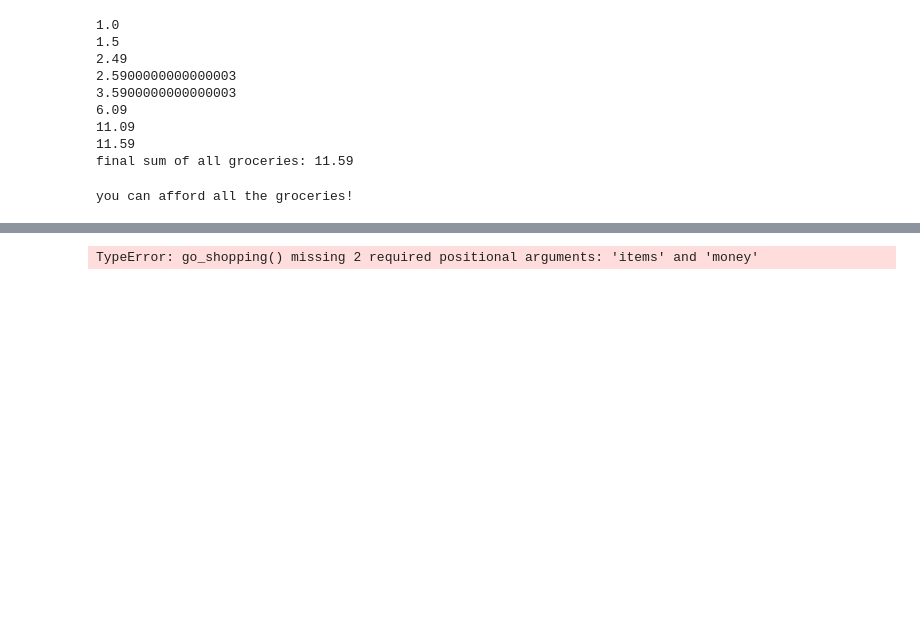
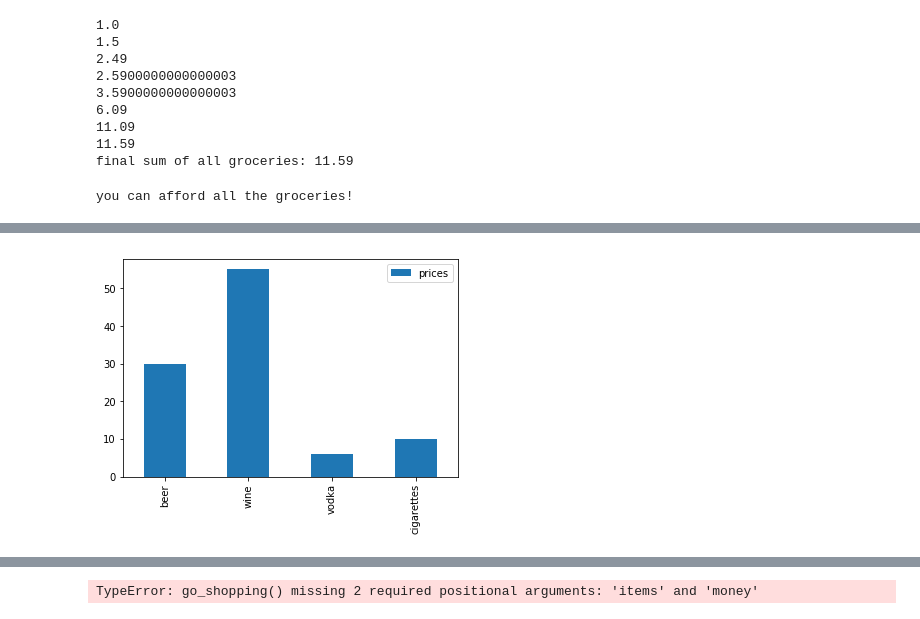
Before and after one commit to InformationSystemsFreiburg/python-webscraping-workshop, a Jupyter notebook: notebooks/basic ideas.ipynb, the cells around one changed output, grey strips where cells are left out. Saved outputs shown, nothing was run; the diff lists cells and outputs as text; code cells hidden in the pictures; blank space fills up the shorter version.

```diff
--- a/notebooks/basic ideas.ipynb
+++ b/notebooks/basic ideas.ipynb
@@ -253,2 +285,11 @@ you can afford all the groceries!
+# %%
+shopping_cart_unhealthy =  {"beer": 30.00,
+    "wine": 55.00,
+    "vodka": 5.99,
+    "cigarettes": 10.00}
+# %%
+plot_data(shopping_cart_unhealthy)
+# %% [output]
+[figure, added]
 # %%
 def go_shopping(items, money, calculate_sum=False):
```
Also changed, not shown: parts of 21 cells of this notebook.
